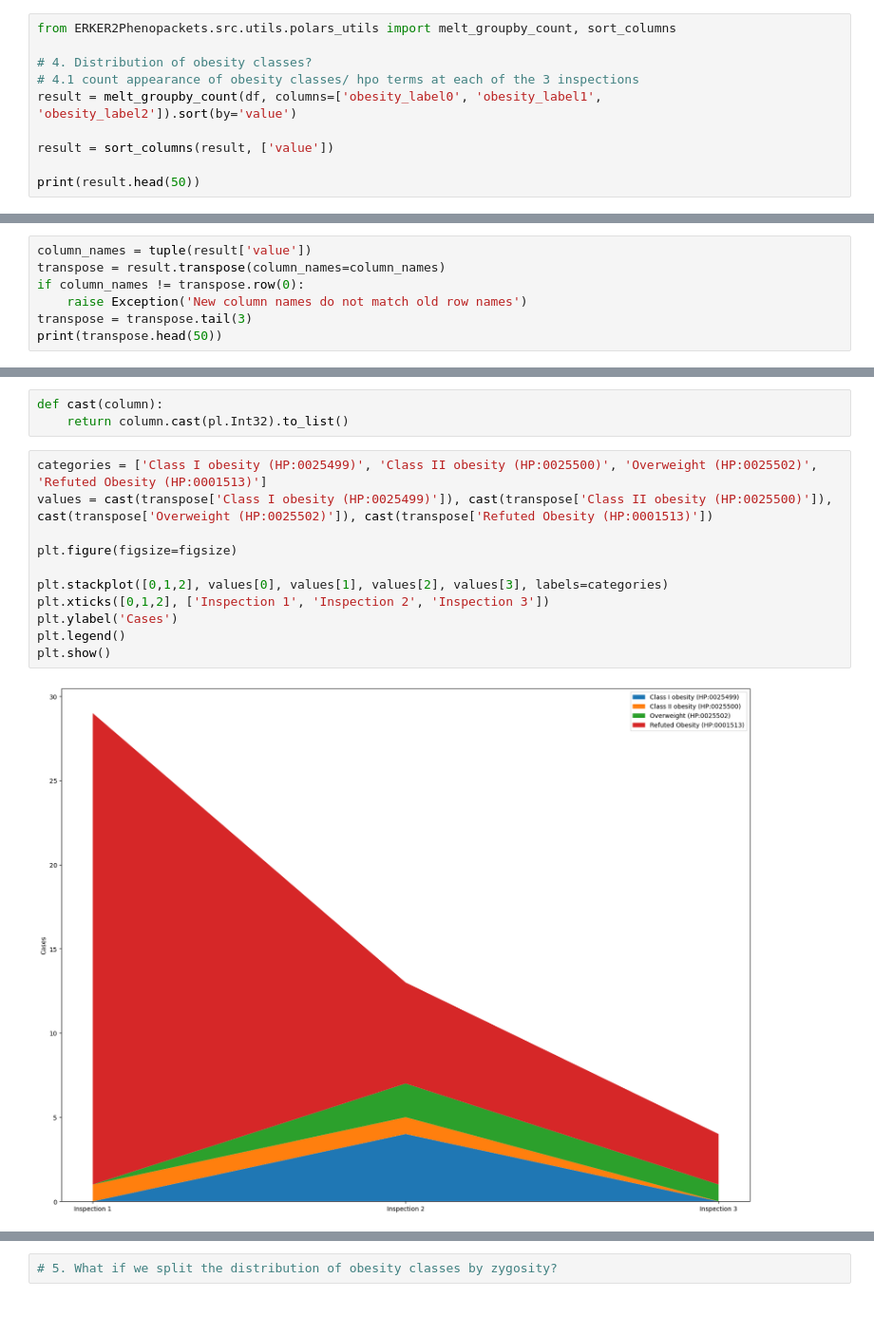
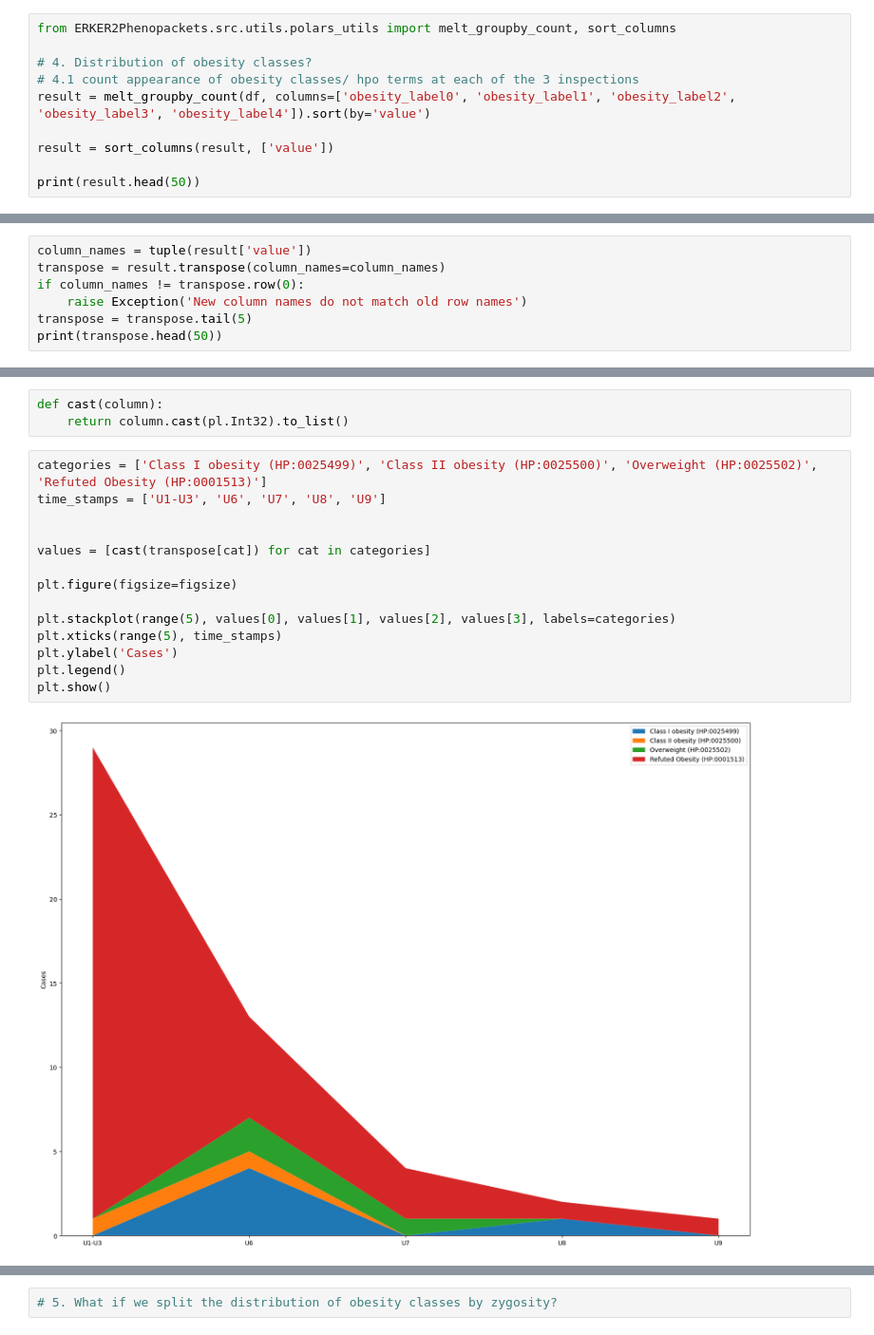
Before and after one commit to BIH-CEI/ERKER2Phenopackets, a Jupyter notebook: ERKER2Phenopackets/src/analysis/ml/analyse.ipynb, the cells around one changed output, grey strips where cells are left out. Shown at 95% size. Drawn from its saved outputs; the diff is of its cells as text.

```diff
--- a/ERKER2Phenopackets/src/analysis/ml/analyse.ipynb
+++ b/ERKER2Phenopackets/src/analysis/ml/analyse.ipynb
@@ -414,7 +405,7 @@ from ERKER2Phenopackets.src.utils.polars_utils import melt_groupby_count, sort_c
 
 # 4. Distribution of obesity classes?
 # 4.1 count appearance of obesity classes/ hpo terms at each of the 3 inspections
-result = melt_groupby_count(df, columns=['obesity_label0', 'obesity_label1', 'obesity_label2']).sort(by='value')
+result = melt_groupby_count(df, columns=['obesity_label0', 'obesity_label1', 'obesity_label2', 'obesity_label3', 'obesity_label4']).sort(by='value')
 
 result = sort_columns(result, ['value'])
 
@@ -437,6 +436,6 @@ column_names = tuple(result['value'])
 transpose = result.transpose(column_names=column_names)
 if column_names != transpose.row(0):
     raise Exception('New column names do not match old row names')
-transpose = transpose.tail(3)
+transpose = transpose.tail(5)
 print(transpose.head(50))
 # %% [output]
@@ -456,14 +457,17 @@ def cast(column):
     return column.cast(pl.Int32).to_list()
 # %%
 categories = ['Class I obesity (HP:0025499)', 'Class II obesity (HP:0025500)', 'Overweight (HP:0025502)', 'Refuted Obesity (HP:0001513)']
-values = cast(transpose['Class I obesity (HP:0025499)']), cast(transpose['Class II obesity (HP:0025500)']), cast(transpose['Overweight (HP:0025502)']), cast(transpose['Refuted Obesity (HP:0001513)'])
+time_stamps = ['U1-U3', 'U6', 'U7', 'U8', 'U9']
+
+
+values = [cast(transpose[cat]) for cat in categories]
 
 plt.figure(figsize=figsize)
 
-plt.stackplot([0,1,2], values[0], values[1], values[2], values[3], labels=categories)
-plt.xticks([0,1,2], ['Inspection 1', 'Inspection 2', 'Inspection 3'])
+plt.stackplot(range(5), values[0], values[1], values[2], values[3], labels=categories)
+plt.xticks(range(5), time_stamps)
 plt.ylabel('Cases')
 plt.legend()
 plt.show()
 # %% [output]
-[figure, old version]
+[figure, new version]
```
Also changed, not shown: parts of 6 cells of this notebook, 1 other file.
